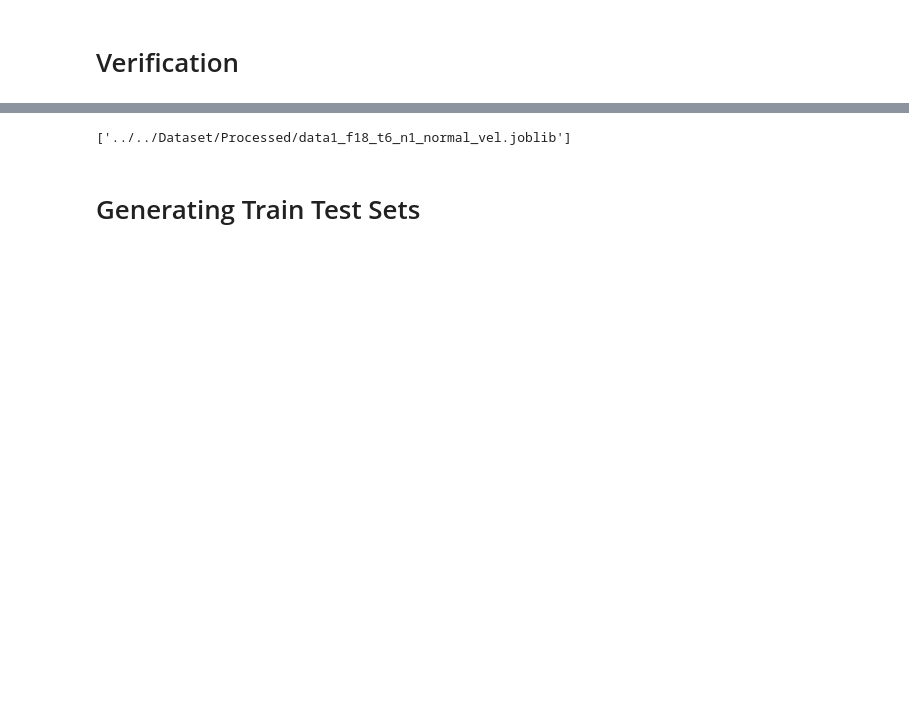
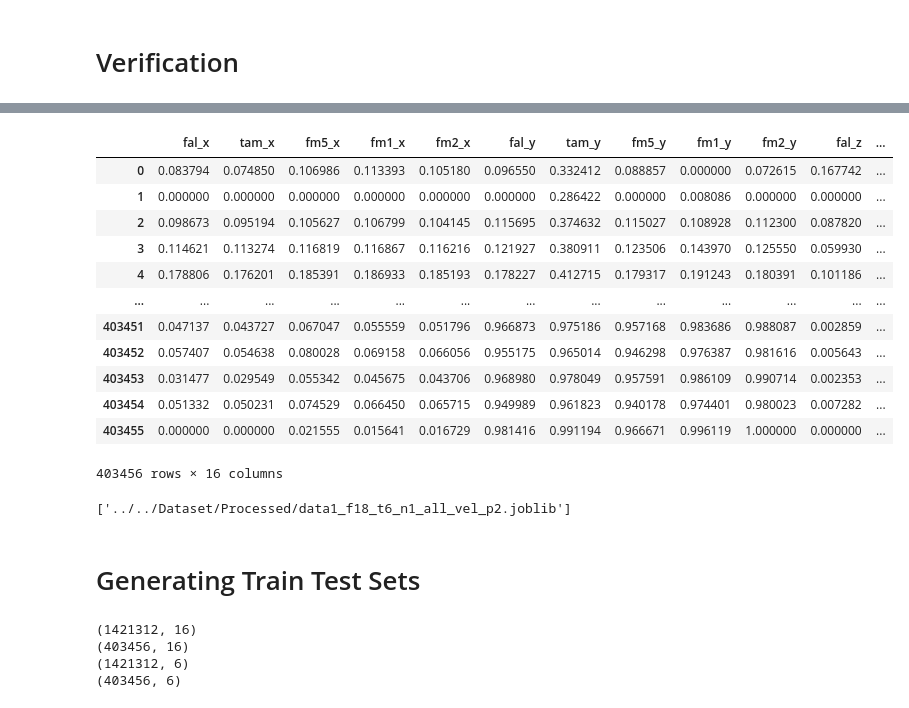
Before and after one commit to atick-faisal/GRF-Synthesis-from-Motion-Trajectories, a Jupyter notebook: src/preprocessing/process_dataset_1_alt.ipynb, the cells around one changed output, grey strips where cells are left out. Saved outputs shown, nothing was run; the diff lists cells and outputs as text; code cells hidden in the pictures; blank space fills up the shorter version.

```diff
--- a/src/preprocessing/process_dataset_1_alt.ipynb
+++ b/src/preprocessing/process_dataset_1_alt.ipynb
@@ -45,7 +45,7 @@ def standardize(x):
 
 def get_processed_grf(grf, clip=False):
     singn_corrected = grf # if np.mean(grf) > 20 else (-grf)
-    processed_grf = LowPassFilter.apply(singn_corrected, fs=1500, cutoff=20)
+    processed_grf = LowPassFilter.apply(singn_corrected, fs=1500, cutoff=15)
     processed_grf = processed_grf - np.median(processed_grf)
     if clip:
         processed_grf[processed_grf < FORCE_THRESHOLD] = 0
@@ -69,9 +69,9 @@ def get_trajectories(content, foot='right'):
     else:
         raise ValueError('Third foot is not allowed')
 
-    # trajectory_x = LowPassFilter.apply(trajectory_x, fs=200, cutoff=20)
-    # trajectory_y = LowPassFilter.apply(trajectory_y, fs=200, cutoff=20)
-    # trajectory_z = LowPassFilter.apply(trajectory_z, fs=200, cutoff=20)
+    trajectory_x = LowPassFilter.apply(trajectory_x, fs=100, cutoff=6, order=4)
+    trajectory_y = LowPassFilter.apply(trajectory_y, fs=100, cutoff=6, order=4)
+    trajectory_z = LowPassFilter.apply(trajectory_z, fs=100, cutoff=6, order=4)
 
     trajectory_x = resample(trajectory_x, N_SAMPLES * 3, axis=1).T
     trajectory_y = resample(trajectory_y, N_SAMPLES * 3, axis=1).T
@@ -690,12 +691,35 @@ for i in range(z.shape[0]):
+# %%
+features_new = features.drop(columns=['fcc_x', 'fcc_y', 'fcc_z'])
+features_new = features_new[[
+    'fal_x', 'tam_x', 'fm5_x', 'fm1_x', 'fm2_x',
+    'fal_y', 'tam_y', 'fm5_y', 'fm1_y', 'fm2_y',
+    'fal_z', 'tam_z', 'fm5_z', 'fm1_z', 'fm2_z',
+    'filename'
+]]
+features_new
+# %% [output]
+|  | fal_x | tam_x | fm5_x | fm1_x | fm2_x | fal_y | tam_y | fm5_y | fm1_y | fm2_y | fal_z | ... |
+| 0 | 0.083794 | 0.074850 | 0.106986 | 0.113393 | 0.105180 | 0.096550 | 0.332412 | 0.088857 | 0.000000 | 0.072615 | 0.167742 | ... |
+| 1 | 0.000000 | 0.000000 | 0.000000 | 0.000000 | 0.000000 | 0.000000 | 0.286422 | 0.000000 | 0.008086 | 0.000000 | 0.000000 | ... |
+| 2 | 0.098673 | 0.095194 | 0.105627 | 0.106799 | 0.104145 | 0.115695 | 0.374632 | 0.115027 | 0.108928 | 0.112300 | 0.087820 | ... |
+| 3 | 0.114621 | 0.113274 | 0.116819 | 0.116867 | 0.116216 | 0.121927 | 0.380911 | 0.123506 | 0.143970 | 0.125550 | 0.059930 | ... |
+| 4 | 0.178806 | 0.176201 | 0.185391 | 0.186933 | 0.185193 | 0.178227 | 0.412715 | 0.179317 | 0.191243 | 0.180391 | 0.101186 | ... |
+| ... | ... | ... | ... | ... | ... | ... | ... | ... | ... | ... | ... | ... |
+| 403451 | 0.047137 | 0.043727 | 0.067047 | 0.055559 | 0.051796 | 0.966873 | 0.975186 | 0.957168 | 0.983686 | 0.988087 | 0.002859 | ... |
+| 403452 | 0.057407 | 0.054638 | 0.080028 | 0.069158 | 0.066056 | 0.955175 | 0.965014 | 0.946298 | 0.976387 | 0.981616 | 0.005643 | ... |
+| 403453 | 0.031477 | 0.029549 | 0.055342 | 0.045675 | 0.043706 | 0.968980 | 0.978049 | 0.957591 | 0.986109 | 0.990714 | 0.002353 | ... |
+| 403454 | 0.051332 | 0.050231 | 0.074529 | 0.066450 | 0.065715 | 0.949989 | 0.961823 | 0.940178 | 0.974401 | 0.980023 | 0.007282 | ... |
+| 403455 | 0.000000 | 0.000000 | 0.021555 | 0.015641 | 0.016729 | 0.981416 | 0.991194 | 0.966671 | 0.996119 | 1.000000 | 0.000000 | ... |
+403456 rows × 16 columns
 # %%
-path = '../../Dataset/Processed/data1_f18_t6_n1_normal_vel.joblib'
+path = '../../Dataset/Processed/data1_f18_t6_n1_all_vel_p2.joblib'
 data = {
-    'X': features,
+    'X': features_new,
     'y': target
 }
 dump(data, path)
 # %% [output]
-['../../Dataset/Processed/data1_f18_t6_n1_normal_vel.joblib']
+['../../Dataset/Processed/data1_f18_t6_n1_all_vel_p2.joblib']
 # %% [markdown]
 # Generating Train Test Sets
 # %%
@@ -713,23 +737,28 @@ N_CHANNELS = 15
 # features = data['X']
 # target = data['y']
 
-# path1 = '../../Dataset/Processed/data1_f15_t3_n1_p1.joblib'
-# path2 = '../../Dataset/Processed/data1_f15_t3_n1_p2.joblib'
+path1 = '../../Dataset/Processed/data1_f18_t6_n1_all_vel_p1.joblib'
+path2 = '../../Dataset/Processed/data1_f18_t6_n1_all_vel_p2.joblib'
 
-# data1 = load(path1)
-# data2 = load(path2)
+data1 = load(path1)
+data2 = load(path2)
 
-# features1 = data1['X']
-# features2 = data2['X']
+features1 = data1['X']
+features2 = data2['X']
 
-# target1 = data1['y']
-# target2 = data2['y']
+target1 = data1['y']
+target2 = data2['y']
 
-# print(features1.shape)
-# print(features2.shape)
+print(features1.shape)
+print(features2.shape)
 
-# print(target1.shape)
-# print(target2.shape)
+print(target1.shape)
+print(target2.shape)
+# %% [output]
+(1421312, 16)
+(403456, 16)
+(1421312, 6)
+(403456, 6)
 # %%
 features = pd.concat([features1, features2])
 target = pd.concat([target1, target2])
```
Also changed, not shown: parts of 14 cells of this notebook, 1 other file.
